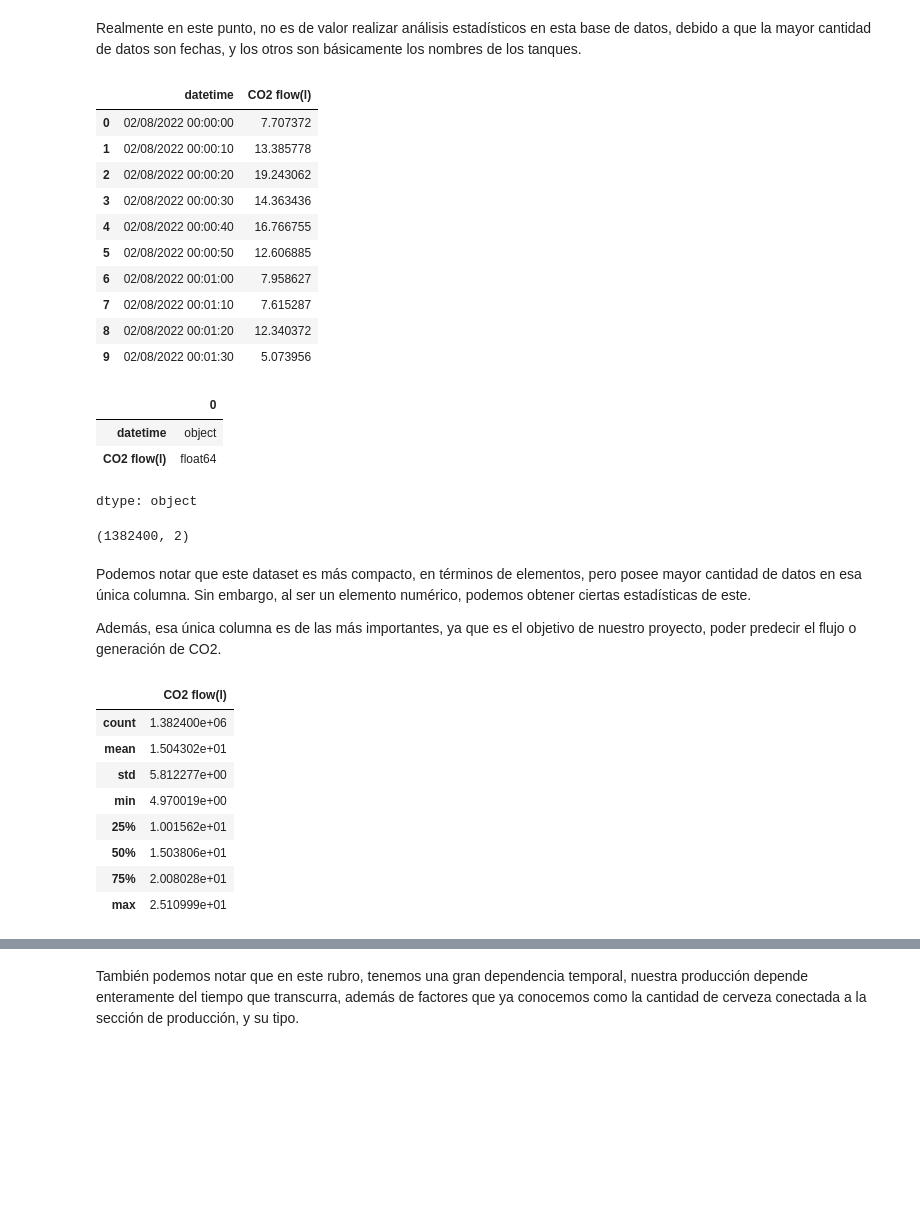
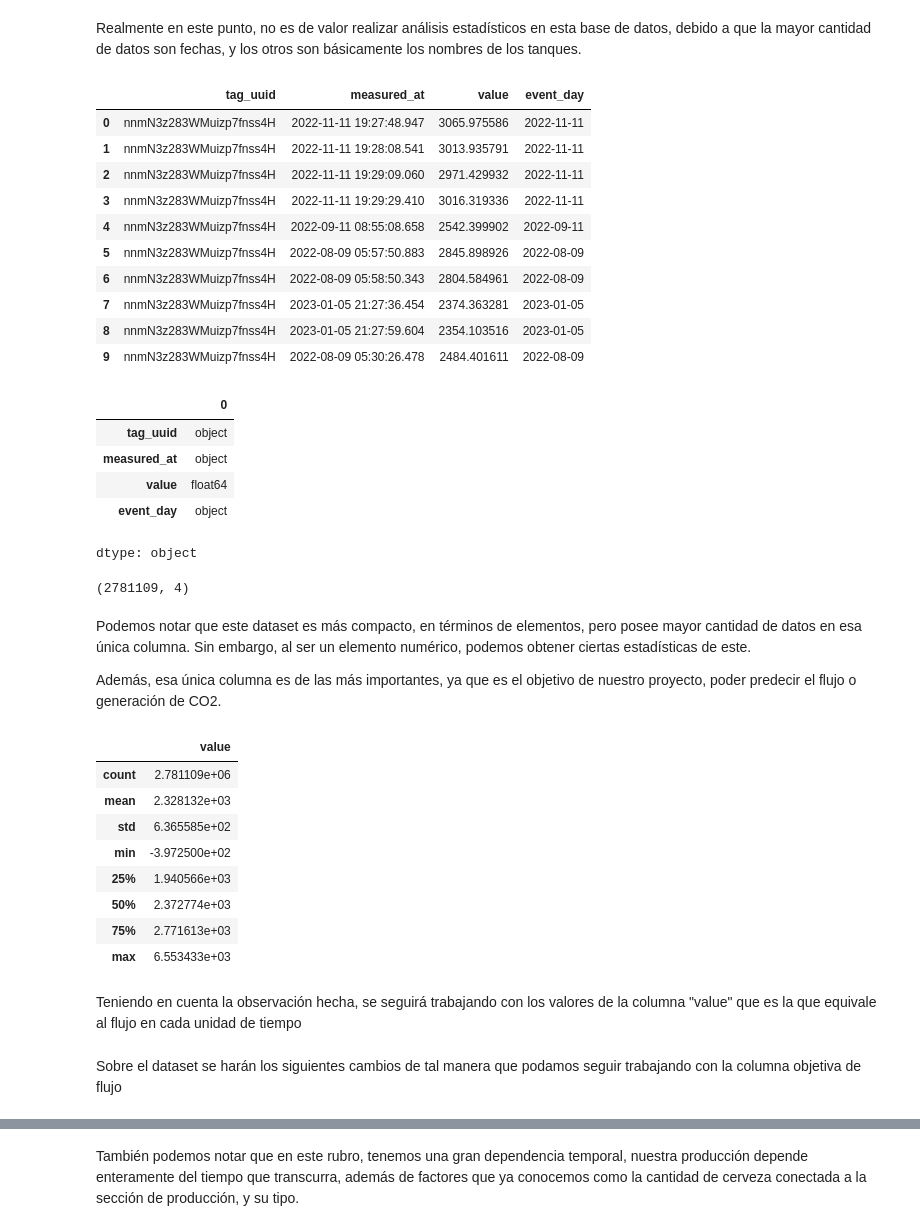
Before and after one commit to A01793469/CO2MassBalance_Equipo6, a Jupyter notebook: Avance2_Equipo6.ipynb, the cells around one changed output, grey strips where cells are left out. Drawn from its saved outputs; the diff is of its cells as text; code cells hidden in the pictures; blank space fills up the shorter version.

```diff
--- a/Avance2_Equipo6.ipynb
+++ b/Avance2_Equipo6.ipynb
@@ -142,49 +146,55 @@ dtype: int64
 Realmente en este punto, no es de valor realizar análisis estadísticos en esta base de datos, debido a que la mayor cantidad de datos son fechas, y los otros son básicamente los nombres de los tanques.
 # %%
 # Finalmente, leemos el archivo de los registros de flujo de CO2 en la sección de producción
-flow_name = 'co2_flow_measurements_2.csv'
+flow_name = 'Flujo_CO2_Recuperado.csv'
 flow_path = os.path.join(data_folder, flow_name)
 
 flow_df = pd.read_csv(flow_path)
 flow_df.head(10)
 # %% [output]
-|  | datetime | CO2 flow(l) |
-| 0 | 02/08/2022 00:00:00 | 7.707372 |
-| 1 | 02/08/2022 00:00:10 | 13.385778 |
-| 2 | 02/08/2022 00:00:20 | 19.243062 |
-| 3 | 02/08/2022 00:00:30 | 14.363436 |
-| 4 | 02/08/2022 00:00:40 | 16.766755 |
-| 5 | 02/08/2022 00:00:50 | 12.606885 |
-| 6 | 02/08/2022 00:01:00 | 7.958627 |
-| 7 | 02/08/2022 00:01:10 | 7.615287 |
-| 8 | 02/08/2022 00:01:20 | 12.340372 |
-| 9 | 02/08/2022 00:01:30 | 5.073956 |
+|  | tag_uuid | measured_at | value | event_day |
+| 0 | nnmN3z283WMuizp7fnss4H | 2022-11-11 19:27:48.947 | 3065.975586 | 2022-11-11 |
+| 1 | nnmN3z283WMuizp7fnss4H | 2022-11-11 19:28:08.541 | 3013.935791 | 2022-11-11 |
+| 2 | nnmN3z283WMuizp7fnss4H | 2022-11-11 19:29:09.060 | 2971.429932 | 2022-11-11 |
+| 3 | nnmN3z283WMuizp7fnss4H | 2022-11-11 19:29:29.410 | 3016.319336 | 2022-11-11 |
+| 4 | nnmN3z283WMuizp7fnss4H | 2022-09-11 08:55:08.658 | 2542.399902 | 2022-09-11 |
+| 5 | nnmN3z283WMuizp7fnss4H | 2022-08-09 05:57:50.883 | 2845.898926 | 2022-08-09 |
+| 6 | nnmN3z283WMuizp7fnss4H | 2022-08-09 05:58:50.343 | 2804.584961 | 2022-08-09 |
+| 7 | nnmN3z283WMuizp7fnss4H | 2023-01-05 21:27:36.454 | 2374.363281 | 2023-01-05 |
+| 8 | nnmN3z283WMuizp7fnss4H | 2023-01-05 21:27:59.604 | 2354.103516 | 2023-01-05 |
+| 9 | nnmN3z283WMuizp7fnss4H | 2022-08-09 05:30:26.478 | 2484.401611 | 2022-08-09 |
 # %%
 flow_df.dtypes
 # %% [output]
 |  | 0 |
-| datetime | object |
-| CO2 flow(l) | float64 |
+| tag_uuid | object |
+| measured_at | object |
+| value | float64 |
+| event_day | object |
 dtype: object
 # %%
 # Imprimimos el tamaño de este dataframe
 flow_df.shape
 # %% [output]
-(1382400, 2)
+(2781109, 4)
 # %% [markdown]
 Podemos notar que este dataset es más compacto, en términos de elementos, pero posee mayor cantidad de datos en esa única columna. Sin embargo, al ser un elemento numérico, podemos obtener ciertas estadísticas de este.
 
 Además, esa única columna es de las más importantes, ya que es el objetivo de nuestro proyecto, poder predecir el flujo o generación de CO2.
 # %%
-# Obtenemos algunas estadísticas de la columna de flujo
+# Obtenemos algunas estadísticas de la columna de flujo equivalente a value
 flow_df.describe()
 # %% [output]
-|  | CO2 flow(l) |
-| count | 1.382400e+06 |
-| mean | 1.504302e+01 |
-| std | 5.812277e+00 |
-| min | 4.970019e+00 |
-| 25% | 1.001562e+01 |
-| 50% | 1.503806e+01 |
-| 75% | 2.008028e+01 |
-| max | 2.510999e+01 |
+|  | value |
+| count | 2.781109e+06 |
+| mean | 2.328132e+03 |
+| std | 6.365585e+02 |
+| min | -3.972500e+02 |
+| 25% | 1.940566e+03 |
+| 50% | 2.372774e+03 |
+| 75% | 2.771613e+03 |
+| max | 6.553433e+03 |
+# %% [markdown]
+Teniendo en cuenta la observación hecha, se seguirá trabajando con los valores de la columna "value" que es la que equivale al flujo en cada unidad de tiempo
+# %% [markdown]
+Sobre el dataset se harán los siguientes cambios de tal manera que podamos seguir trabajando con la columna objetiva de flujo
```
Also changed, not shown: parts of 30 cells of this notebook.
